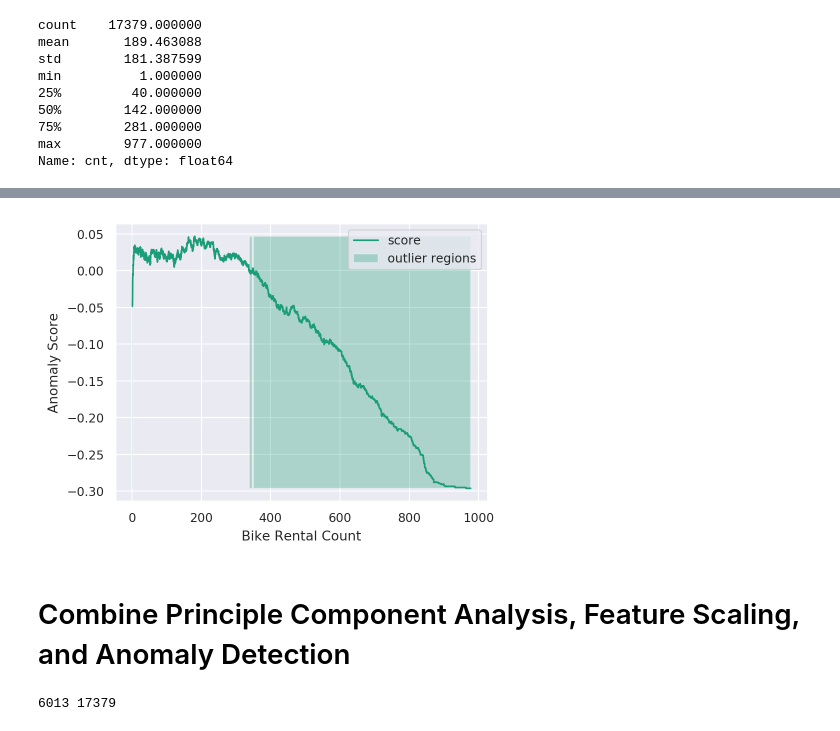
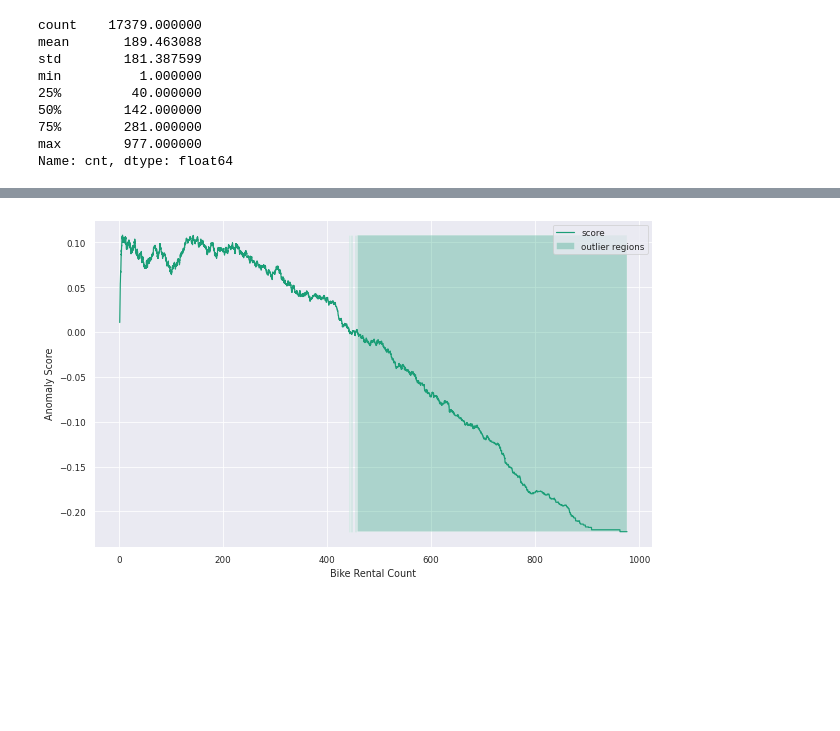
Before and after one commit to vagiedd/Machine-Learning, a Jupyter notebook: Projects/BikeSharing/BikeShare.ipynb, the cells around one changed output, grey strips where cells are left out. Drawn from its saved outputs; the diff is of its cells as text; code cells hidden in the pictures; blank space fills up the shorter version.

```diff
--- a/Projects/BikeSharing/BikeShare.ipynb
+++ b/Projects/BikeSharing/BikeShare.ipynb
@@ -288,28 +333,17 @@ plt.show()
 # %%
-iso_for = IsolationForest(n_estimators=100)
+iso_for = IsolationForest(n_estimators=100,contamination=0.1)
 iso_for.fit(df['cnt'].values.reshape(-1,1))
 x = np.linspace(df['cnt'].min(),df['cnt'].max(),len(df)).reshape(-1,1)
 anomaly_score = iso_for.decision_function(x)
 outlier = iso_for.predict(x)
 
 # majority of the outlier regions are near the right tail of the distribution
 # can be multiple regions where outlier is -1
-fig,ax = plt.subplots()
+fig,ax = plt.subplots(figsize=(10,6))
 ax.plot(x,anomaly_score,label='score')
 ax.fill_between(x.T[0],np.min(anomaly_score),np.max(anomaly_score),where=outlier==-1,alpha=0.3,label='outlier regions')
 ax.set(xlabel='Bike Rental Count',ylabel="Anomaly Score")
 plt.legend()
 plt.show()
 # %% [output]
-[figure, old version]
+[figure, new version]
-# %% [markdown]
-# Combine Principle Component Analysis, Feature Scaling, and Anomaly Detection
-# %%
-# Use previously defined pca
-Xpca = pca.transform(X)
-# Remove anomalies from data
-Xpca_anomaly_free = Xpca[outlier>0]
-y_anomaly_free = y[outlier>0]
-print(len(y_anomaly_free),len(y))
-# %% [output]
-6013 17379
```
Also changed, not shown: parts of 15 cells of this notebook.
